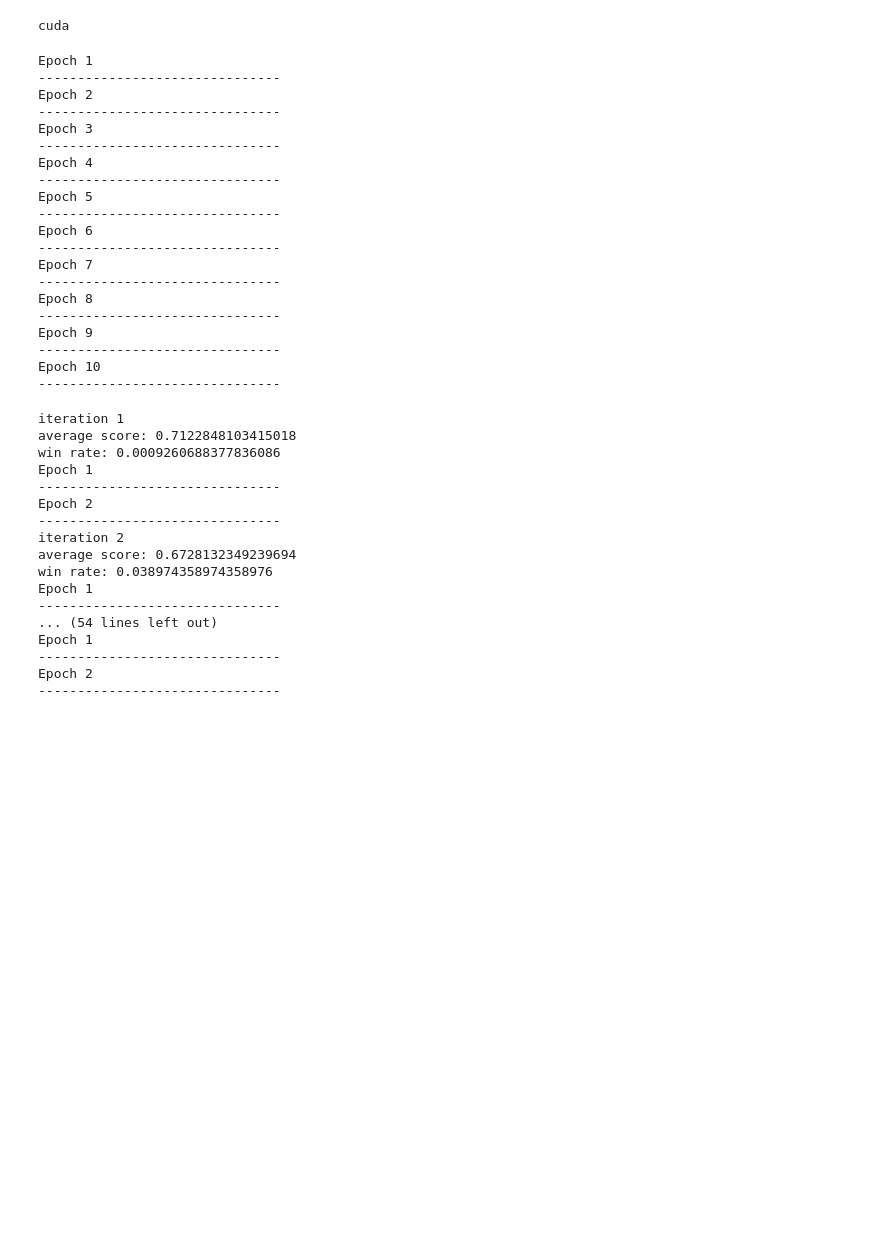
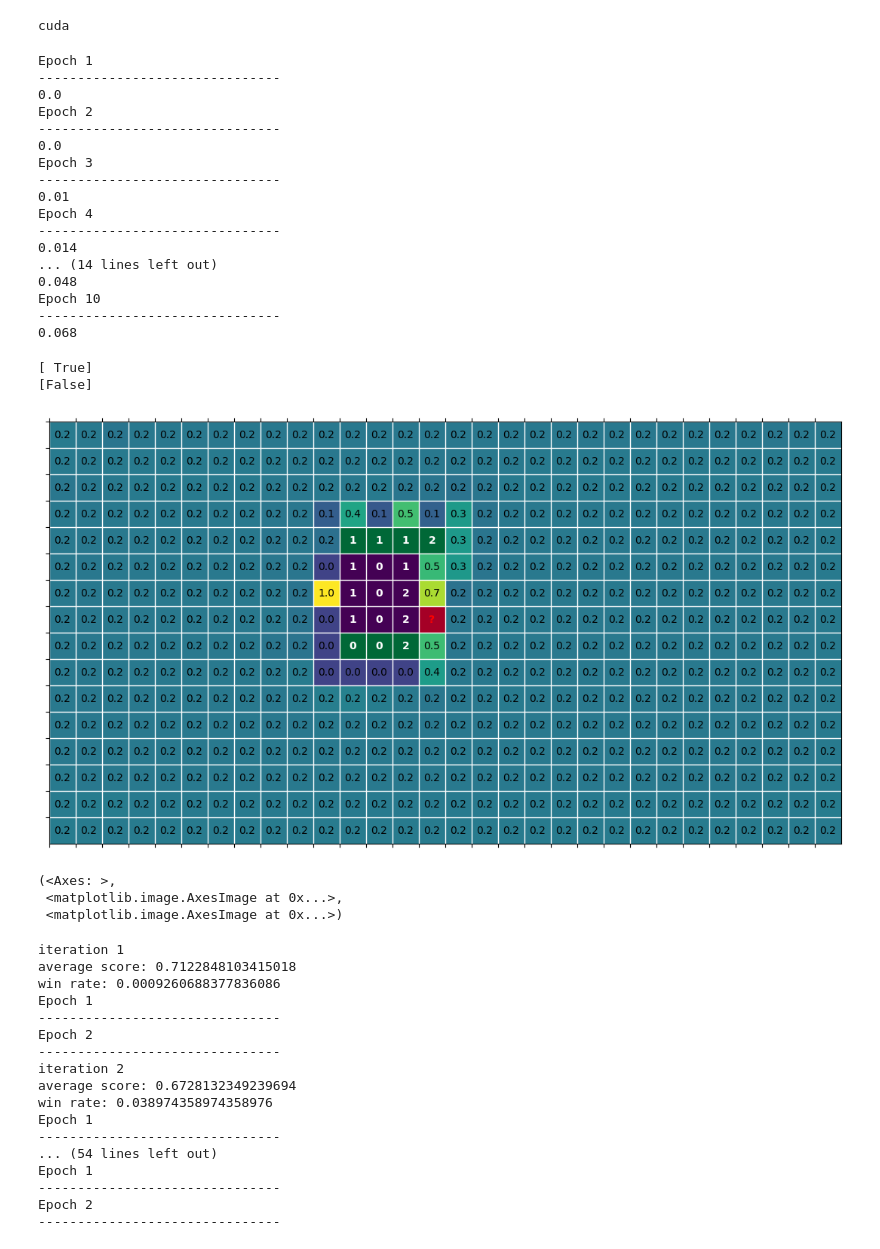
Before and after one commit to ClaudioPaterniti/MineSweeperLearning, a Jupyter notebook: train.ipynb, the cells around one changed output. Saved outputs shown, nothing was run; the diff lists cells and outputs as text; code cells hidden in the pictures; blank space fills up the shorter version.

Commit message:
update train notebook

```diff
--- a/train.ipynb
+++ b/train.ipynb
@@ -46,37 +48,40 @@ test.random_flags(0.3)
+# %%
+training_size = 50000
+train = utils.sample(np.load('data/dataset.npy'), training_size)
+test = Game(n = 500)
+zeros = test.open_zero()
 # %%
 transform = model.transform
-batch_size = 64
+batch_size = 128
 training_data = MineSweeperDataset(train, transform)
-test_data = MineSweeperDataset(test, transform, mines_weight=1, losing_moves_weight=1)
 train_dataloader = DataLoader(training_data, batch_size)
-test_dataloader = DataLoader(test_data, batch_size)
 # %%
 epochs = 10
 for t in range(epochs):
     print(f"Epoch {t+1}\n-------------------------------")
     model.train(train_dataloader, optimizer)
-    model.test(test_dataloader)
+    player.play(test)
+    print(test.win_rate())
+    test.reset()
+    test.open(zeros)
 # %% [output]
 Epoch 1
 -------------------------------
+0.0
 Epoch 2
 -------------------------------
+0.0
 Epoch 3
 -------------------------------
+0.01
 Epoch 4
 -------------------------------
-Epoch 5
--------------------------------
-Epoch 6
--------------------------------
-Epoch 7
--------------------------------
-Epoch 8
--------------------------------
-Epoch 9
--------------------------------
+0.014
+... (14 lines left out)
+0.048
 Epoch 10
 -------------------------------
+0.068
 # %%
 model.save(os.path.join('weights', name + '.pth'))
 torch.save(optimizer.state_dict(), os.path.join('weights', name + '.opt'))
@@ -90,3 +88,19 @@ def balanced_play(games: Game, player: Player, full_games: int, steps: int):
+# %%
+g = Game(16, 30, 99, n=1)
+_ = g.open_zero()
+# %%
+o, f = player.step(g)
+print(g.active_games)
+print(g.won)
+p = model(g.game_state(), g.mines_n)
+g.pyplot_game(0, mine_probs=p[0], highlighted='last_moves', print_zeros= True, size=0.35) # highlight newly opened in red
+# %% [output]
+[ True]
+[False]
+[figure, added]
+(<Axes: >,
+ <matplotlib.image.AxesImage at 0x...>,
+ <matplotlib.image.AxesImage at 0x...>)
 # %%
 reinforcing_iterations = 10
 n = 10000
```
Also changed, not shown: parts of 8 cells of this notebook, 1 other file.
